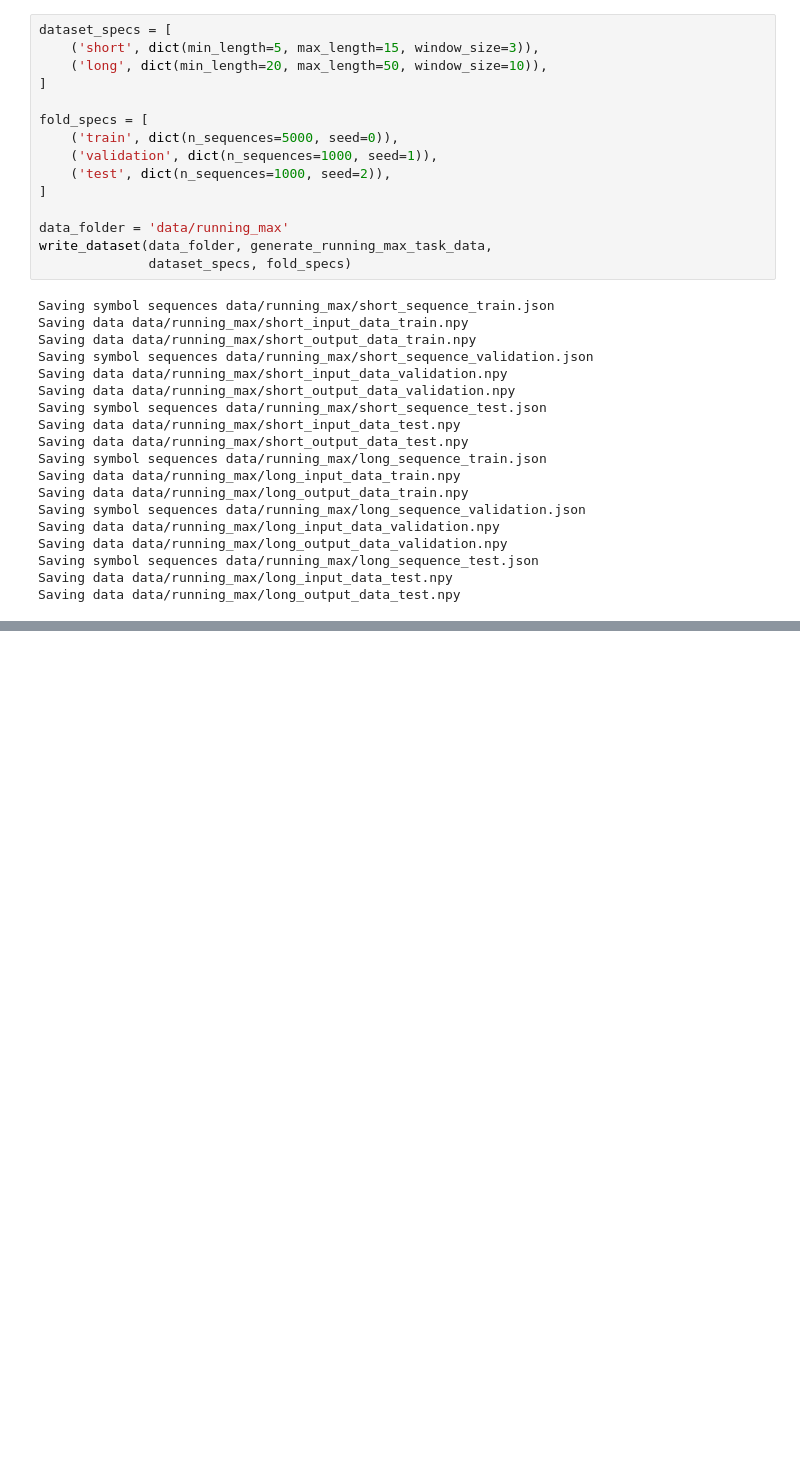
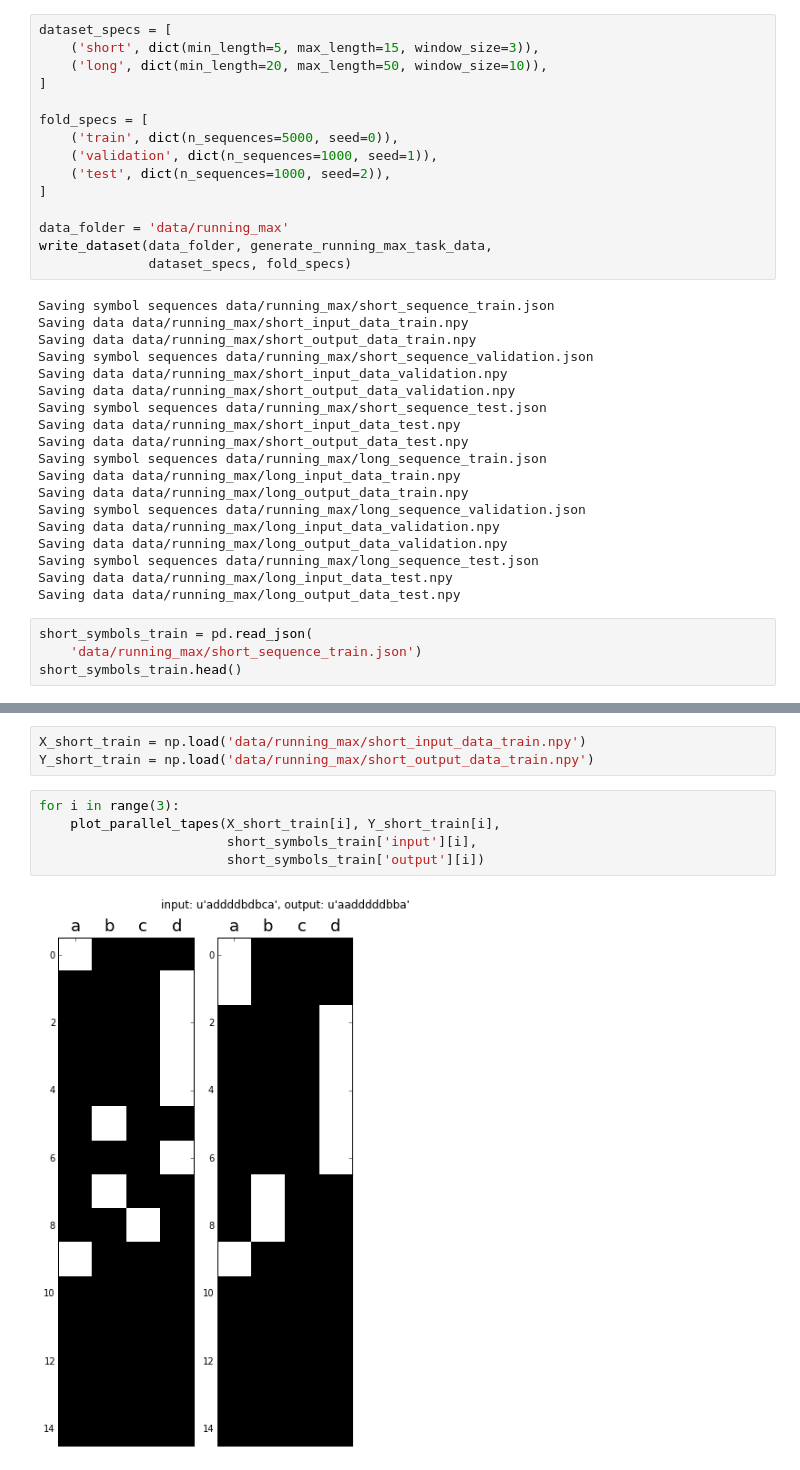
Before and after one commit to deeplearningparis/dl-rnn, a Jupyter notebook: Sequence_Memory_Task.ipynb, the cells around one changed output, grey strips where cells are left out. Cells and saved outputs as stored; diff of their text form; blank space fills up the shorter version.

Commit message:
Fix the running max dataset

```diff
--- a/Sequence_Memory_Task.ipynb
+++ b/Sequence_Memory_Task.ipynb
@@ -381,3 +384,7 @@ Saving data data/running_max/long_output_data_validation.npy
 Saving symbol sequences data/running_max/long_sequence_test.json
 Saving data data/running_max/long_input_data_test.npy
 Saving data data/running_max/long_output_data_test.npy
+# %%
+short_symbols_train = pd.read_json(
+    'data/running_max/short_sequence_train.json')
+short_symbols_train.head()
@@ -383,0 +398,10 @@ Saving data data/running_max/long_output_data_test.npy
+# %%
+X_short_train = np.load('data/running_max/short_input_data_train.npy')
+Y_short_train = np.load('data/running_max/short_output_data_train.npy')
+# %%
+for i in range(3):
+    plot_parallel_tapes(X_short_train[i], Y_short_train[i],
+                        short_symbols_train['input'][i],
+                        short_symbols_train['output'][i])
+# %% [output]
+[figure, added]
```
Also changed, not shown: parts of 4 cells of this notebook, 12 other files.
